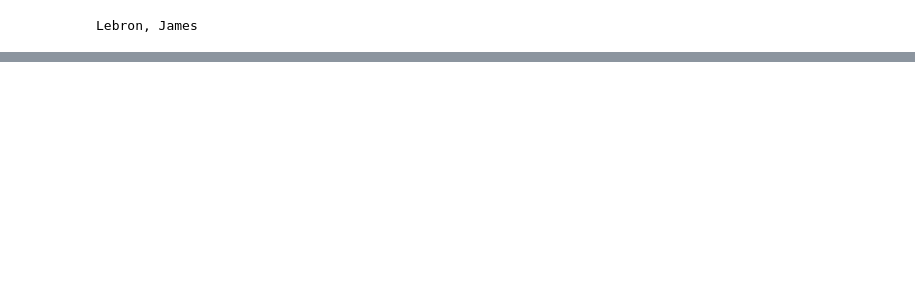
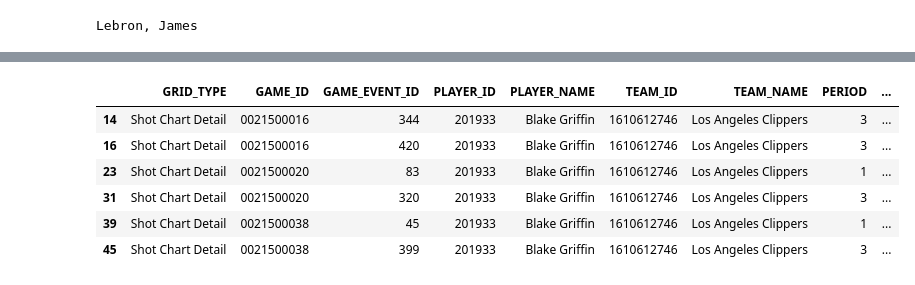
Before and after one commit to btq/nba_stats, a Jupyter notebook: NBA_Rebound_Blake.ipynb, the cells around one changed output, grey strips where cells are left out. Drawn from its saved outputs; the diff is of its cells as text; code cells hidden in the pictures; blank space fills up the shorter version.

```diff
--- a/NBA_Rebound_Blake.ipynb
+++ b/NBA_Rebound_Blake.ipynb
@@ -110,0 +146,11 @@ player_shot_df.head(5)
+# %%
+cnt_miss_mid_df=miss_mid_df[miss_mid_df['SHOT_ZONE_AREA']=='Center(C)']
+cnt_miss_mid_df.head(6)
+# %% [output]
+|  | GRID_TYPE | GAME_ID | GAME_EVENT_ID | PLAYER_ID | PLAYER_NAME | TEAM_ID | TEAM_NAME | PERIOD | ... |
+| 14 | Shot Chart Detail | 0021500016 | 344 | 201933 | Blake Griffin | 1610612746 | Los Angeles Clippers | 3 | ... |
+| 16 | Shot Chart Detail | 0021500016 | 420 | 201933 | Blake Griffin | 1610612746 | Los Angeles Clippers | 3 | ... |
+| 23 | Shot Chart Detail | 0021500020 | 83 | 201933 | Blake Griffin | 1610612746 | Los Angeles Clippers | 1 | ... |
+| 31 | Shot Chart Detail | 0021500020 | 320 | 201933 | Blake Griffin | 1610612746 | Los Angeles Clippers | 3 | ... |
+| 39 | Shot Chart Detail | 0021500038 | 45 | 201933 | Blake Griffin | 1610612746 | Los Angeles Clippers | 1 | ... |
+| 45 | Shot Chart Detail | 0021500038 | 399 | 201933 | Blake Griffin | 1610612746 | Los Angeles Clippers | 3 | ... |
```
Also changed, not shown: parts of 5 cells of this notebook.
